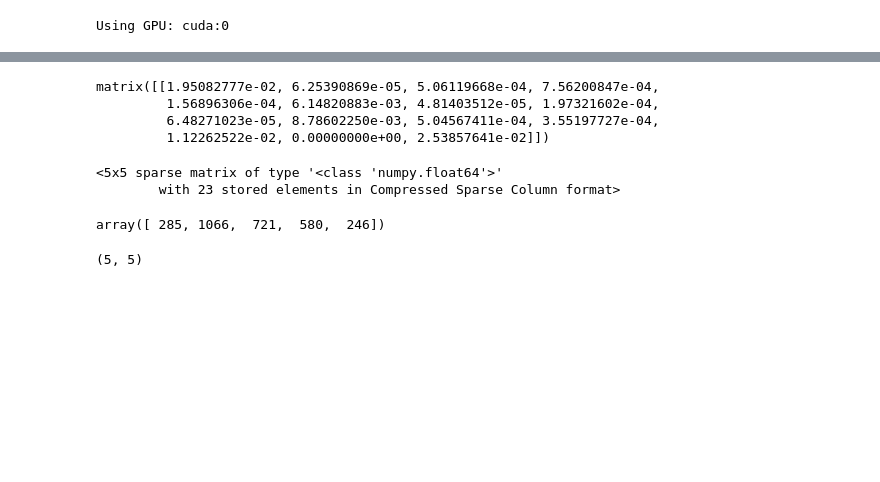
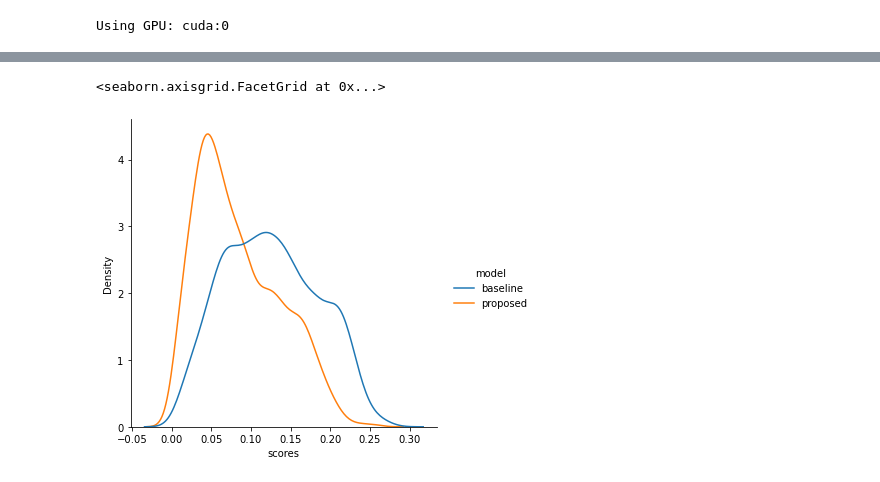
Before and after one commit to thunderock/residual2vec_, a Jupyter notebook: notebooks/PLOTS/fairness per node.ipynb, the cells around one changed output, grey strips where cells are left out. Cells and saved outputs as stored; diff of their text form; code cells hidden in the pictures; blank space fills up the shorter version.

```diff
--- a/notebooks/PLOTS/fairness per node.ipynb
+++ b/notebooks/PLOTS/fairness per node.ipynb
@@ -64,20 +22,39 @@ probs = np.array(P[np.triu_indices(K)]).reshape(-1)
-# %%
-P[np.triu_indices(K)]
-# %% [output]
-matrix([[1.95082777e-02, 6.25390869e-05, 5.06119668e-04, 7.56200847e-04,
-         1.56896306e-04, 6.14820883e-03, 4.81403512e-05, 1.97321602e-04,
-         6.48271023e-05, 8.78602250e-03, 5.04567411e-04, 3.55197727e-04,
-         1.12262522e-02, 0.00000000e+00, 2.53857641e-02]])
-# %%
-M
-# %% [output]
-<5x5 sparse matrix of type '<class 'numpy.float64'>'
-        with 23 stored elements in Compressed Sparse Column format>
-# %%
-Nk
-# %% [output]
-array([ 285, 1066,  721,  580,  246])
-# %%
-np.outer(Nk, Nk)
-# %% [output]
-(5, 5)
+# %%
+
+DIR = '../../../final_crosswalk'
+def get_embs(dataset, directory, root=DIR):
+    model_to_embs = {
+        "fairwalk+deepwalk": "{}/{}_fairwalk_deepwalk.npy",
+        "fairwalk+node2vec": "{}/{}_fairwalk_node2vec.npy",
+        "crosswalk+deepwalk": "{}/{}_crosswalk_deepwalk.npy",
+        "crosswalk+node2vec": "{}/{}_crosswalk_node2vec.npy",
+        "GCN+deepwalk+random": "{}/{}_gcn_None_deepwalk_deepwalk_embs.npy",
+        "GCN+deepwalk+r2v": "{}/{}_gcn_None_deepwalk_r2v_embs.npy",
+        "GCN+node2vec+random": "{}/{}_gcn_None_node2vec_deepwalk_embs.npy",
+        "GCN+node2vec+r2v": "{}/{}_gcn_None_node2vec_r2v_embs.npy",
+        "GAT+deepwalk+random": "{}/{}_gat_None_deepwalk_deepwalk_embs.npy",
+        "GAT+deepwalk+r2v": "{}/{}_gat_None_deepwalk_r2v_embs.npy",
+        "GAT+node2vec+random": "{}/{}_gat_None_node2vec_deepwalk_embs.npy",
+        "GAT+node2vec+r2v": "{}/{}_gat_None_node2vec_r2v_embs.npy",
+        "deepwalk": "{}/{}_deepwalk_128_embs.npy",
+        "node2vec": "{}/{}_node2vec_128_embs.npy",
+        "word2vec": "{}/{}_word2vec_128_embs.npy",
+        "word2vec+deepwalk+random": "{}/{}_word2vec_None_deepwalk_deepwalk_embs.npy"
+    }
+    folder = root + '/' + dataset + '/' + dataset + '_' + directory
+    return {i: np.load(model_to_embs[i].format(folder, dataset)) for i in model_to_embs}
+# %%
+embs = get_embs('airport', 'one')
+y = snakemake_utils.get_dataset("airport").get_grouped_col()
+
+df = pd.DataFrame({
+    'scores': np.concatenate(
+        (score.get_node_parity(embs["GAT+deepwalk+random"], y, 'var'),
+         score.get_node_parity(embs["GAT+deepwalk+r2v"], y, 'var'))),
+    'model': np.array(['baseline'] * y.shape[0] + ['proposed'] * y.shape[0])
+
+})
+sns.displot(data=df, x="scores", kind='kde', hue='model')
+# %% [output]
+<seaborn.axisgrid.FacetGrid at 0x...>
+[figure, added]
```
Also changed, not shown: parts of 7 cells of this notebook, 1 other file.
